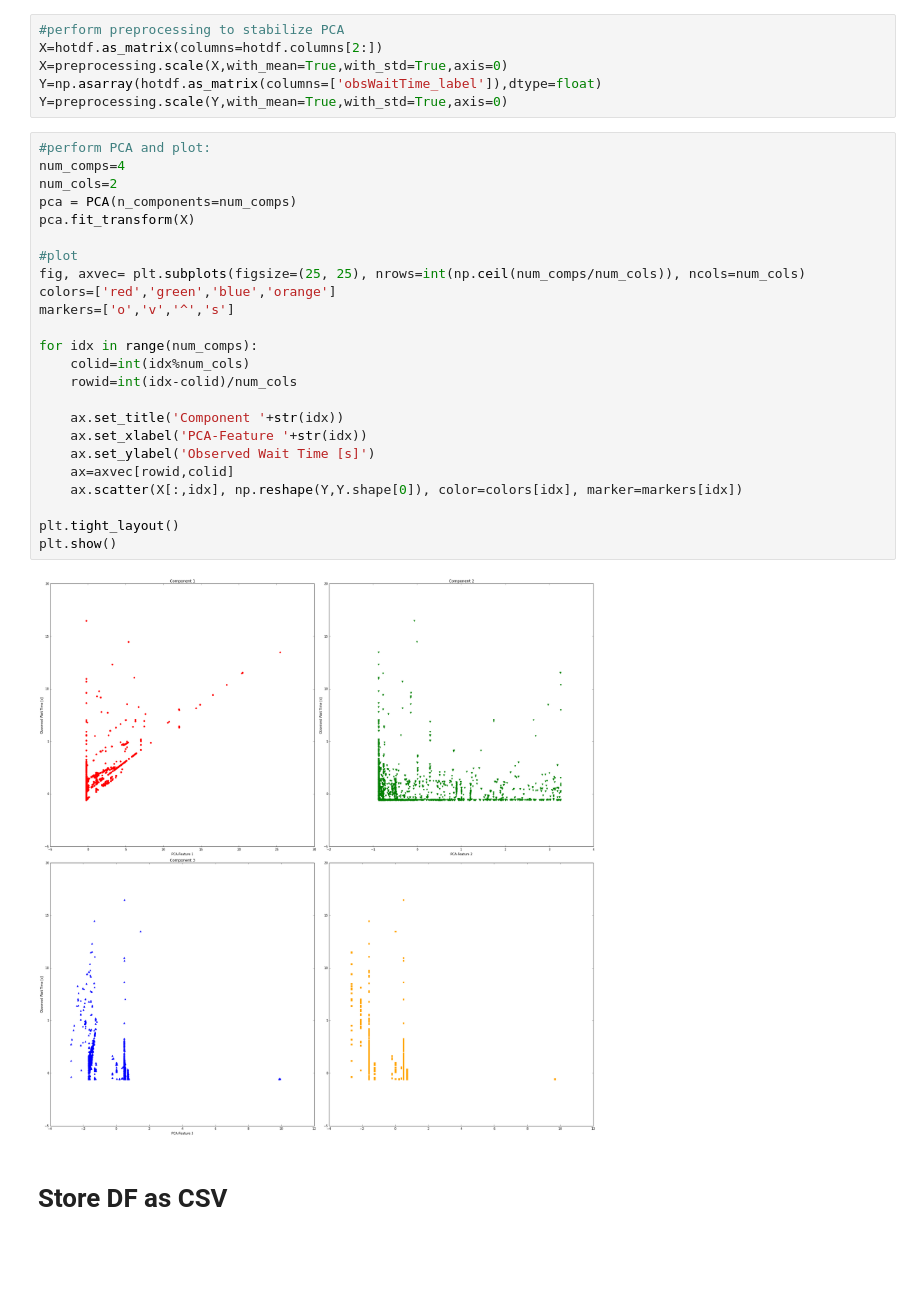
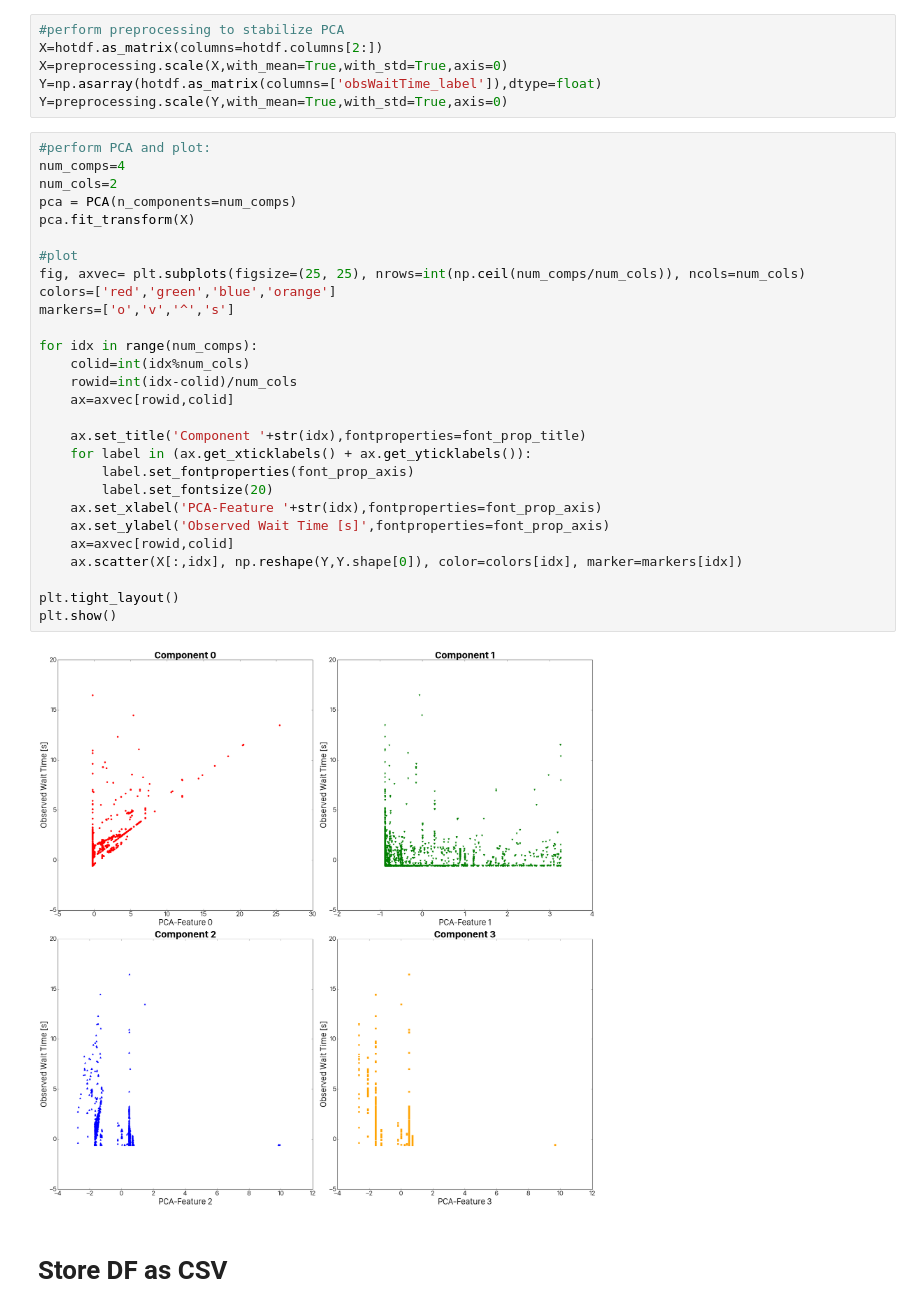
Before and after one commit to NERSC/qpredict, a Jupyter notebook: prepare_data_ankit.ipynb, the cells around one changed output. Cells and saved outputs as stored; diff of their text form; blank space fills up the shorter version.

```diff
--- a/prepare_data_ankit.ipynb
+++ b/prepare_data_ankit.ipynb
@@ -238,29 +238,33 @@ Y=preprocessing.scale(Y,with_mean=True,with_std=True,axis=0)
 # %%
 #perform PCA and plot:
 num_comps=4
 num_cols=2
 pca = PCA(n_components=num_comps)
 pca.fit_transform(X)
 
 #plot
 fig, axvec= plt.subplots(figsize=(25, 25), nrows=int(np.ceil(num_comps/num_cols)), ncols=num_cols)
 colors=['red','green','blue','orange']
 markers=['o','v','^','s']
 
 for idx in range(num_comps):
     colid=int(idx%num_cols)
     rowid=int(idx-colid)/num_cols
+    ax=axvec[rowid,colid]
 
-    ax.set_title('Component '+str(idx))
-    ax.set_xlabel('PCA-Feature '+str(idx))
-    ax.set_ylabel('Observed Wait Time [s]')
+    ax.set_title('Component '+str(idx),fontproperties=font_prop_title)
+    for label in (ax.get_xticklabels() + ax.get_yticklabels()):
+        label.set_fontproperties(font_prop_axis)
+        label.set_fontsize(20)
+    ax.set_xlabel('PCA-Feature '+str(idx),fontproperties=font_prop_axis)
+    ax.set_ylabel('Observed Wait Time [s]',fontproperties=font_prop_axis)
     ax=axvec[rowid,colid]
     ax.scatter(X[:,idx], np.reshape(Y,Y.shape[0]), color=colors[idx], marker=markers[idx])
 
 plt.tight_layout()
 plt.show()
 # %% [output]
-[figure, old version]
+[figure, new version]
 # %% [markdown]
 # Store DF as CSV
 # %%
```
Also changed, not shown: 2 other files.
